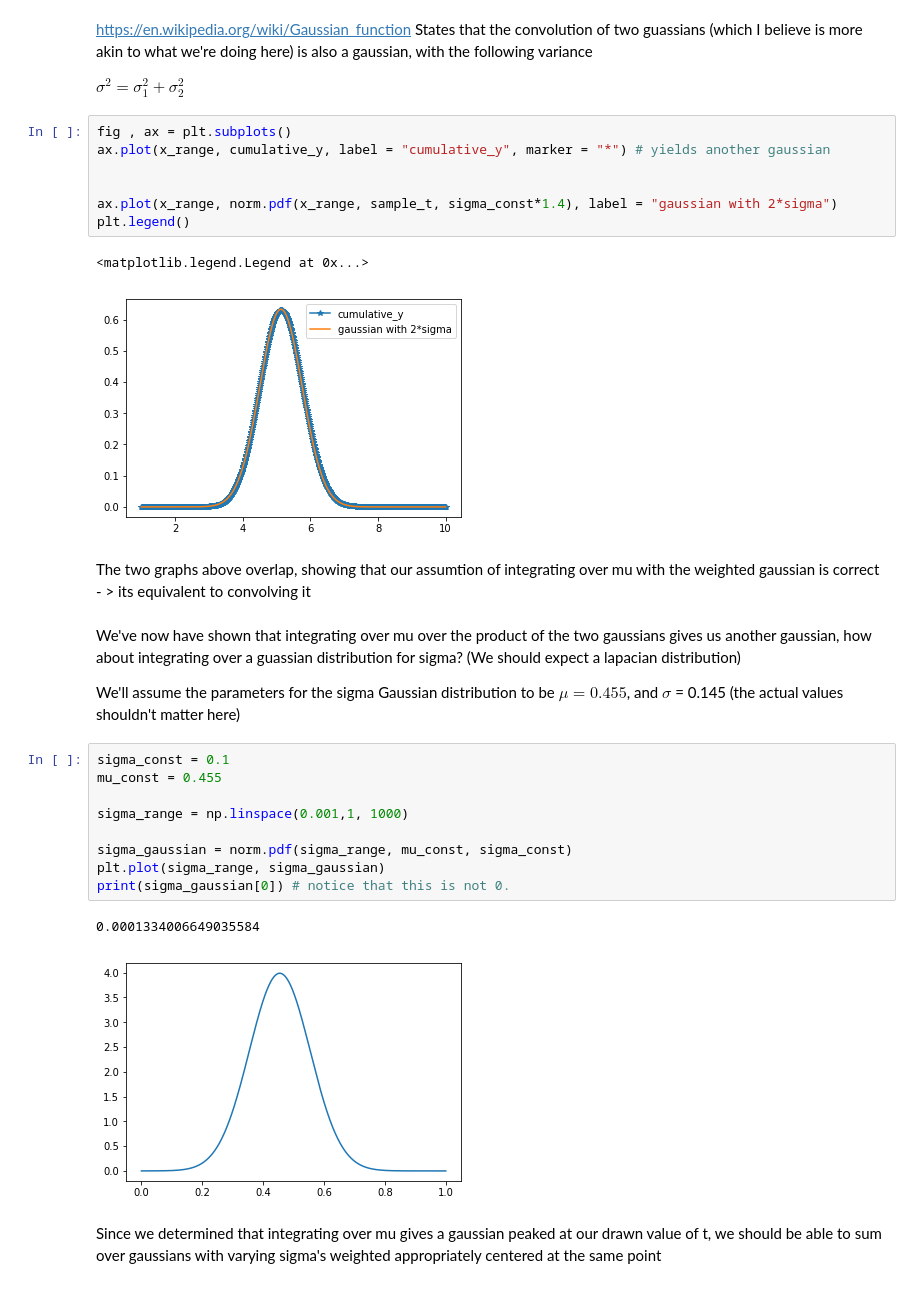
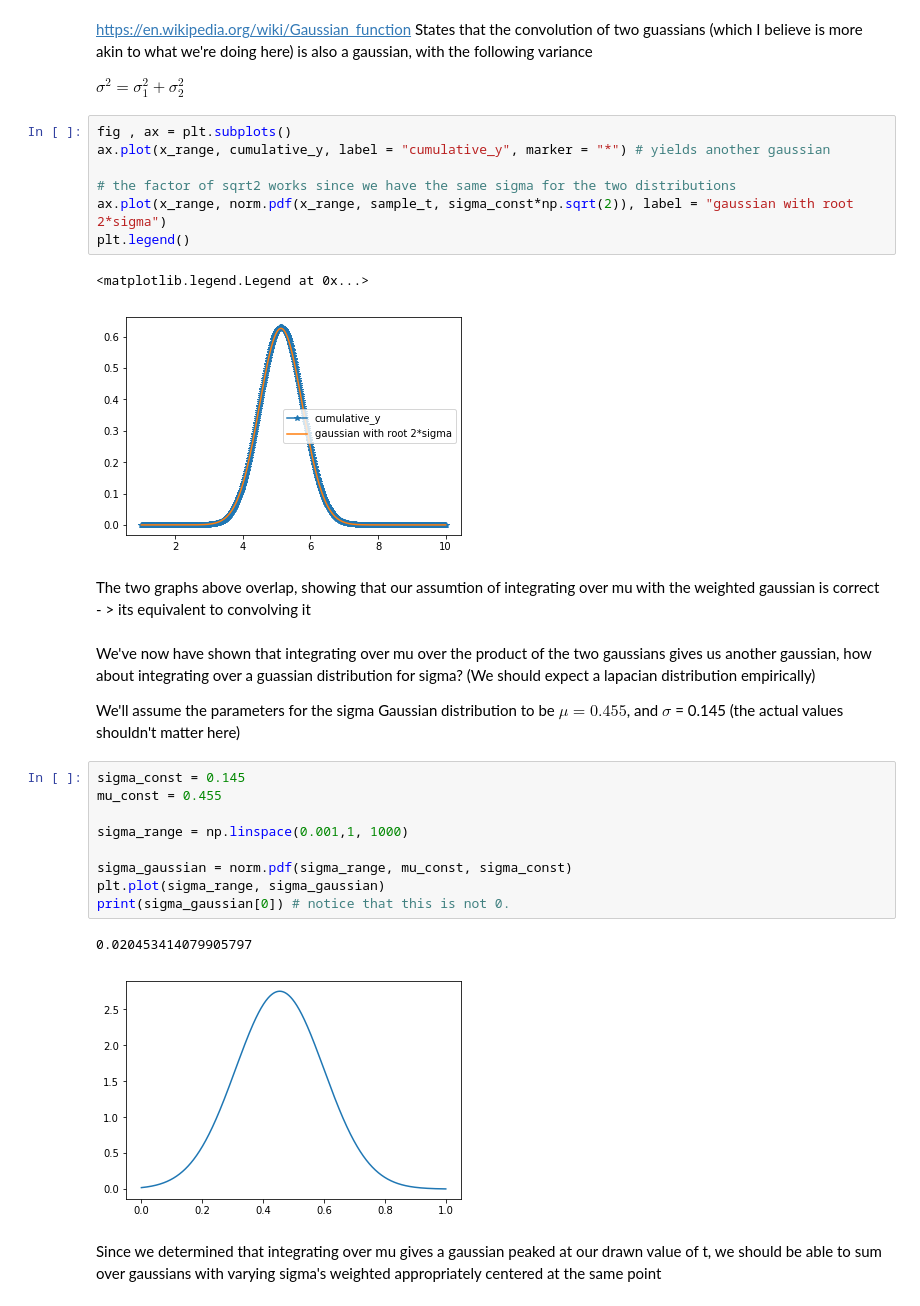
Before and after one commit to Naireen/MLstability, a Jupyter notebook: Analysis/TestingGaussianProperties.ipynb, the cells around one changed output. Cells and saved outputs as stored; diff of their text form.

```diff
--- a/Analysis/TestingGaussianProperties.ipynb
+++ b/Analysis/TestingGaussianProperties.ipynb
@@ -97,21 +97,21 @@ $\sigma^2 = \sigma_1^2 + \sigma_2^2$
 # %%
 fig , ax = plt.subplots()
 ax.plot(x_range, cumulative_y, label = "cumulative_y", marker = "*") # yields another gaussian
 
-
-ax.plot(x_range, norm.pdf(x_range, sample_t, sigma_const*1.4), label = "gaussian with 2*sigma")
+# the factor of sqrt2 works since we have the same sigma for the two distributions
+ax.plot(x_range, norm.pdf(x_range, sample_t, sigma_const*np.sqrt(2)), label = "gaussian with root 2*sigma")
 plt.legend()
 # %% [output]
 <matplotlib.legend.Legend at 0x...>
-[figure, old version]
+[figure, new version]
 # %% [markdown]
 The two graphs above overlap, showing that our assumtion of integrating over mu with the weighted gaussian is correct - > its equivalent to convolving it
 # %% [markdown]
-We've now have shown that integrating over mu over the product of the two gaussians gives us another gaussian, how about integrating over a guassian distribution for sigma? (We should expect a lapacian distribution)
+We've now have shown that integrating over mu over the product of the two gaussians gives us another gaussian, how about integrating over a guassian distribution for sigma? (We should expect a lapacian distribution empirically)
 
 We'll assume the parameters for the sigma Gaussian distribution to be $\mu = 0.455$, and $\sigma$ = 0.145 (the actual values shouldn't matter here)
 # %%
-sigma_const = 0.1
+sigma_const = 0.145
 mu_const = 0.455
 
 sigma_range = np.linspace(0.001,1, 1000)
@@ -120,8 +120,8 @@ sigma_gaussian = norm.pdf(sigma_range, mu_const, sigma_const)
 plt.plot(sigma_range, sigma_gaussian)
 print(sigma_gaussian[0]) # notice that this is not 0.
 # %% [output]
-0.0001334006649035584
+0.020453414079905797
-[figure, old version]
+[figure, new version]
 # %% [markdown]
 Since we determined that integrating over mu gives a gaussian peaked at our drawn value of t, we should be able to sum over gaussians with varying sigma's weighted appropriately centered at the same point
 # %%
```
Also changed, not shown: parts of 6 cells of this notebook.
